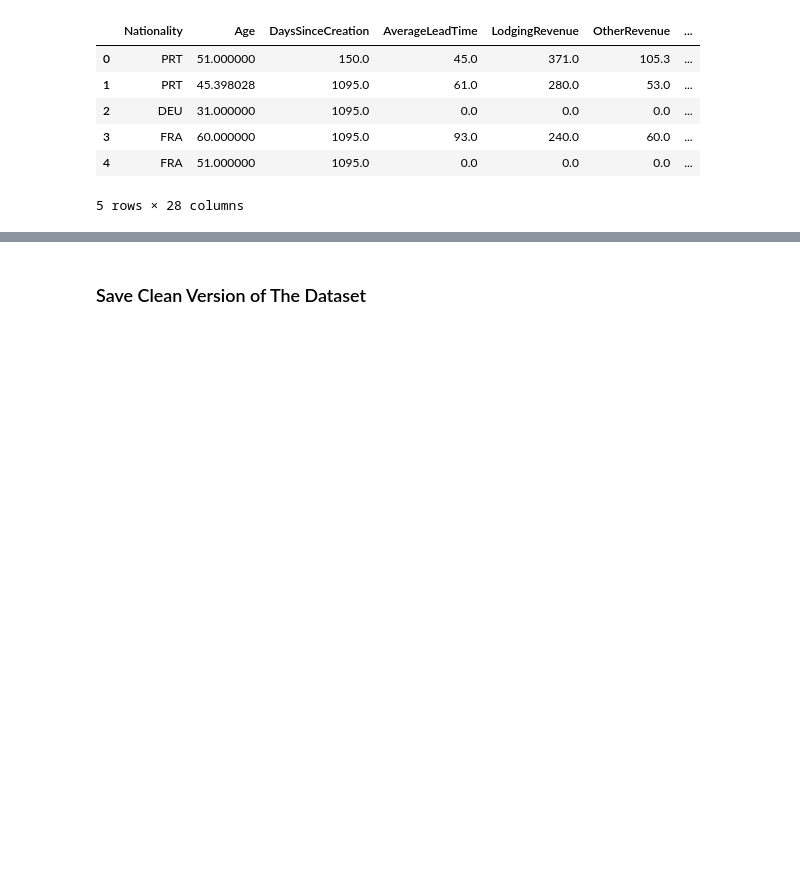
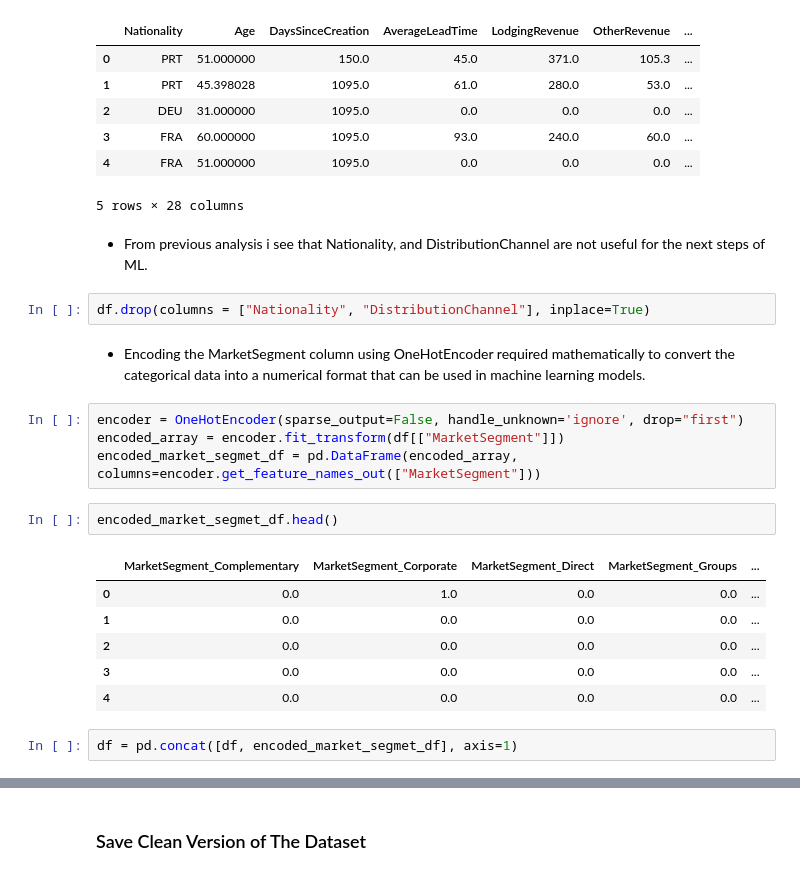
Before and after one commit to M0hammed-Hassan/HotelAtlas, a Jupyter notebook: jupyter_notebooks/EDA_hotels.ipynb, the cells around one changed output, grey strips where cells are left out. Drawn from its saved outputs; the diff is of its cells as text; blank space fills up the shorter version.

```diff
--- a/jupyter_notebooks/EDA_hotels.ipynb
+++ b/jupyter_notebooks/EDA_hotels.ipynb
@@ -376,3 +377,24 @@ df.head()
 | 3 | FRA | 60.000000 | 1095.0 | 93.0 | 240.0 | 60.0 | ... |
 | 4 | FRA | 51.000000 | 1095.0 | 0.0 | 0.0 | 0.0 | ... |
 5 rows × 28 columns
+# %% [markdown]
+- From previous analysis i see that Nationality, and DistributionChannel are not useful for the next steps of ML.
+# %%
+df.drop(columns = ["Nationality", "DistributionChannel"], inplace=True)
+# %% [markdown]
+- Encoding the MarketSegment column using OneHotEncoder required mathematically to convert the categorical data into a numerical format that can be used in machine learning models.
+# %%
+encoder = OneHotEncoder(sparse_output=False, handle_unknown='ignore', drop="first")
+encoded_array = encoder.fit_transform(df[["MarketSegment"]])
+encoded_market_segmet_df = pd.DataFrame(encoded_array, columns=encoder.get_feature_names_out(["MarketSegment"]))
+# %%
+encoded_market_segmet_df.head()
+# %% [output]
+|  | MarketSegment_Complementary | MarketSegment_Corporate | MarketSegment_Direct | MarketSegment_Groups | ... |
+| 0 | 0.0 | 1.0 | 0.0 | 0.0 | ... |
+| 1 | 0.0 | 0.0 | 0.0 | 0.0 | ... |
+| 2 | 0.0 | 0.0 | 0.0 | 0.0 | ... |
+| 3 | 0.0 | 0.0 | 0.0 | 0.0 | ... |
+| 4 | 0.0 | 0.0 | 0.0 | 0.0 | ... |
+# %%
+df = pd.concat([df, encoded_market_segmet_df], axis=1)
```
Also changed, not shown: parts of 2 cells of this notebook, 1 other file.
